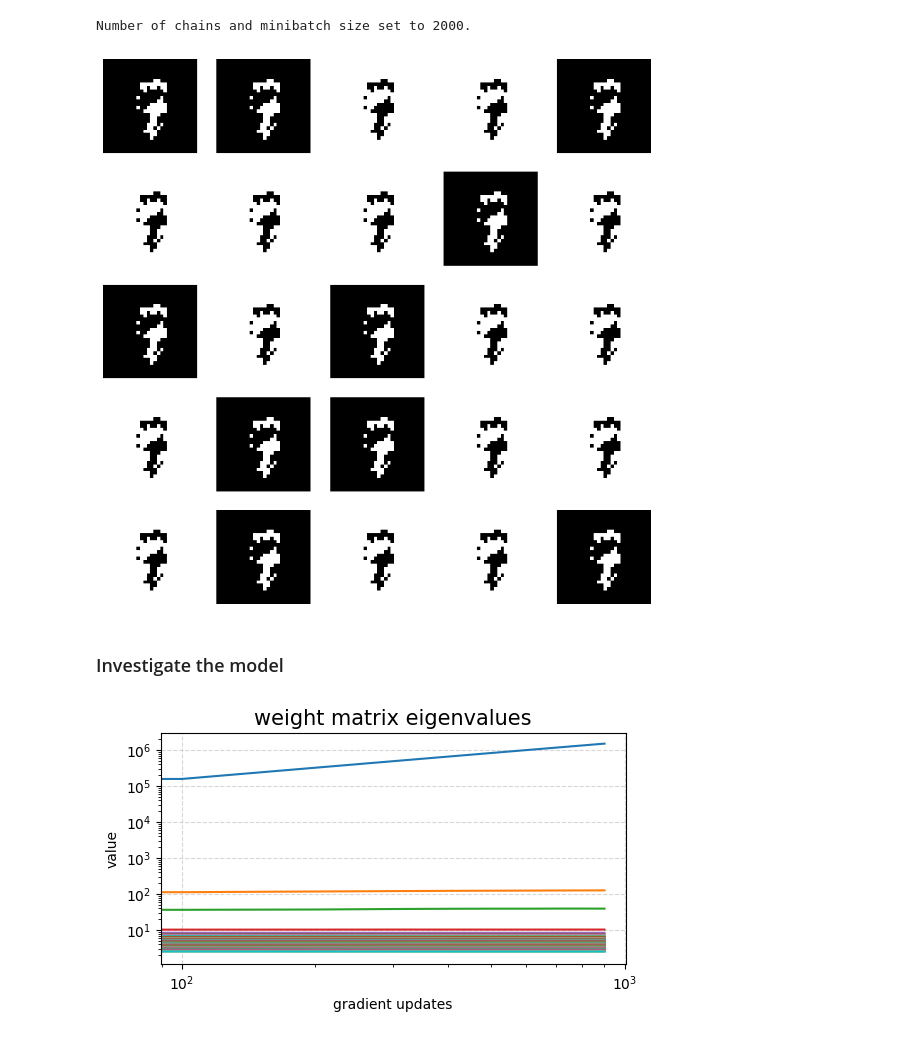
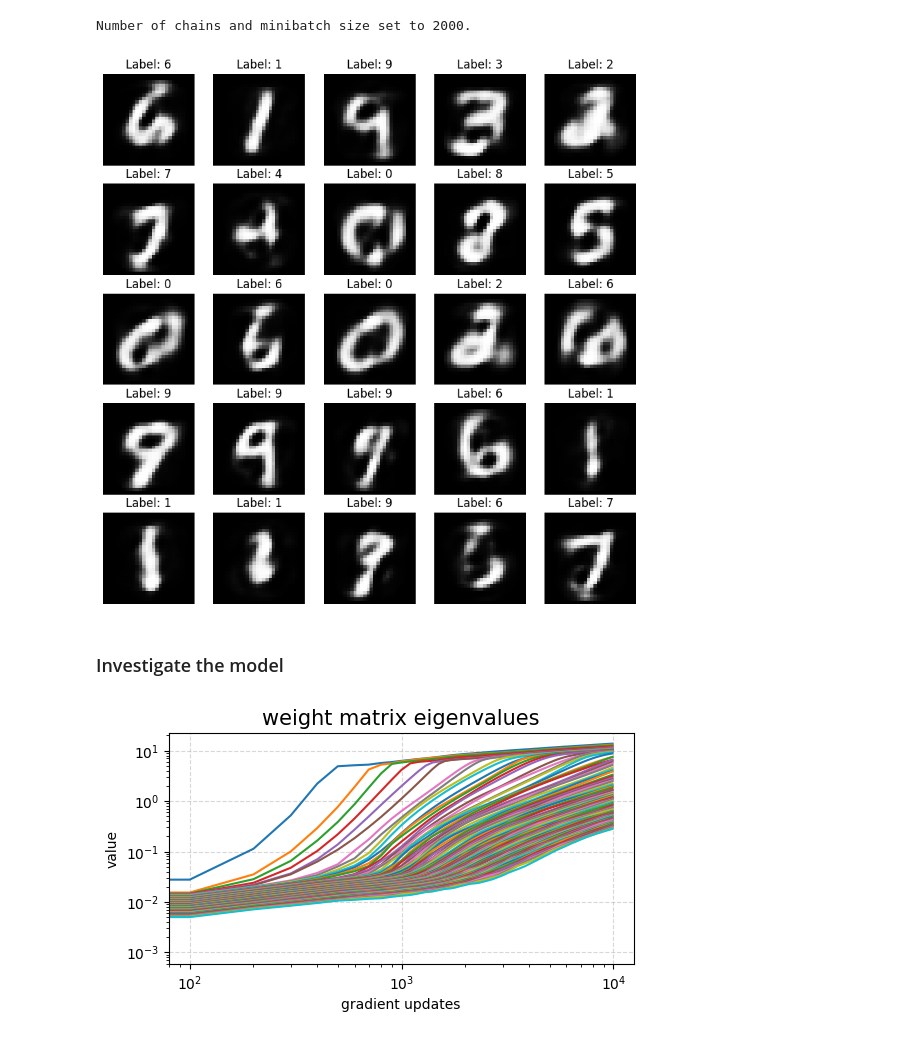
Before and after one commit to rossetl/annaDCA, a Jupyter notebook: train_aiRBM.ipynb, the cells around one changed output. Cells and saved outputs as stored; diff of their text form; code cells hidden in the pictures.

```diff
--- a/train_aiRBM.ipynb
+++ b/train_aiRBM.ipynb
@@ -29,7 +30,7 @@ args = {
     "lr" : 0.01,
     "gibbs_steps" : 10,
     "nchains" : 2000,
-    "nepochs" : 1000,
+    "nepochs" : 10000,
     "pseudocount" : 1e-6,
     "centered" : True,
     "seed" : 0,
@@ -112,13 +113,10 @@ rbm.init_parameters(
     num_labels=dataset.get_num_classes(),
     frequencies_visibles=fi_visible,
     frequencies_labels=fi_label,
-    std_init=1e-4,
+    std_init=1e-6,
     device=device,
     dtype=args["dtype"],
 )
-
-rbm.params["lbias"] = torch.zeros_like(rbm.params["lbias"])
-rbm.params["label_matrix"] = torch.zeros_like(rbm.params["label_matrix"])
 # %%
 # Save the weights if not already provided
 if args["weights"] is None:
@@ -151,7 +149,7 @@ for key, value in rbm.params.items():
     value.grad = torch.zeros_like(value)
 
 # Select the optimizer
-optimizer = SGD(rbm.params.values(), lr=args["lr"])
+optimizer = SGD(rbm.params.values(), lr=args["lr"], maximize=True)
 # %%
 # Dataloader
 dataloader = DataLoader(
@@ -224,19 +222,26 @@ with torch.no_grad():
 # %%
 # Take the first 25 chains and plot the visible units in a 5x5 grid for visualizing the MNIST digits
 import matplotlib.pyplot as plt
 
 # Take the first 25 chains
-first_25_chains = chains['visible'][:25].cpu().numpy()
+mh = rbm.sample_hiddens(**chains)["hidden_mag"]
+mv = rbm.sample_visibles(**chains)["visible_mag"]
+
+l = rbm.sample_labels(**chains)["label_mag"]
+first_25_labels = dataset.to_label(l)[:25]
+first_25_chains = mv[:25].cpu().numpy()
+
 
 # Plot the visible units in a 5x5 grid
 fig, axes = plt.subplots(5, 5, figsize=(10, 10))
 for i, ax in enumerate(axes.flat):
     ax.imshow(first_25_chains[i].reshape(28, 28), cmap='gray')
+    ax.set_title(f"Label: {first_25_labels[i]}")
     ax.axis('off')
 
 plt.show()
 # %% [output]
-[figure, old version]
+[figure, new version]
 # %% [markdown]
 ### Investigate the model
 # %%
@@ -275,4 +280,4 @@ ax.set_yscale('log')
 ax.grid(alpha=0.5, ls='dashed')
 ax.plot(updates, eigenvalues);
 # %% [output]
-[figure, old version]
+[figure, new version]
```
Also changed, not shown: parts of 7 cells of this notebook, 6 other files.
